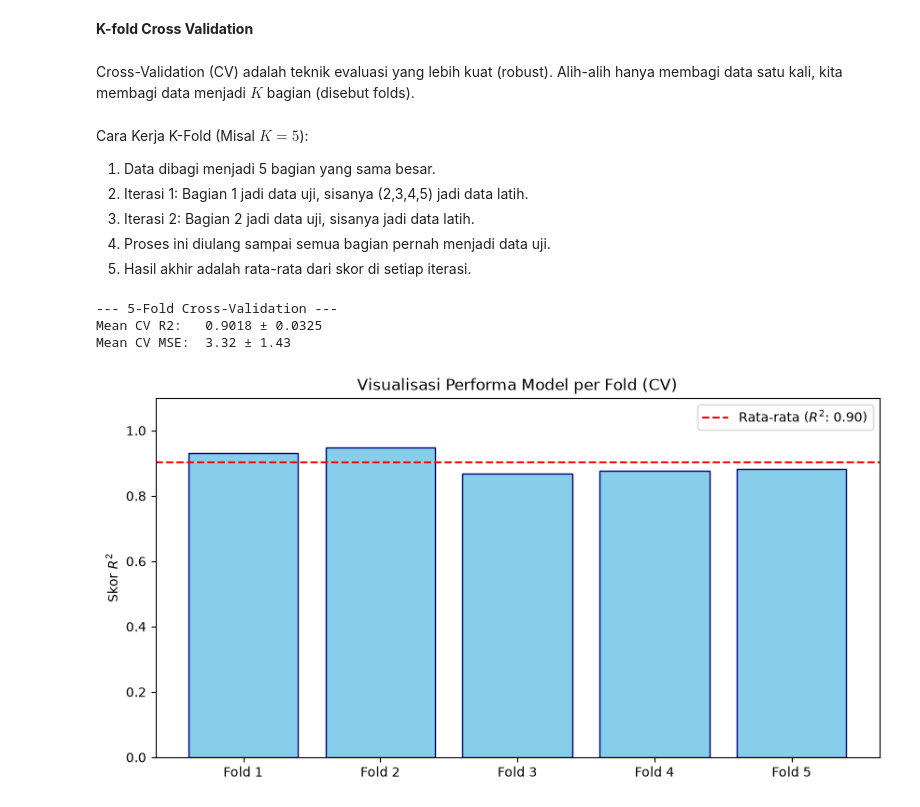
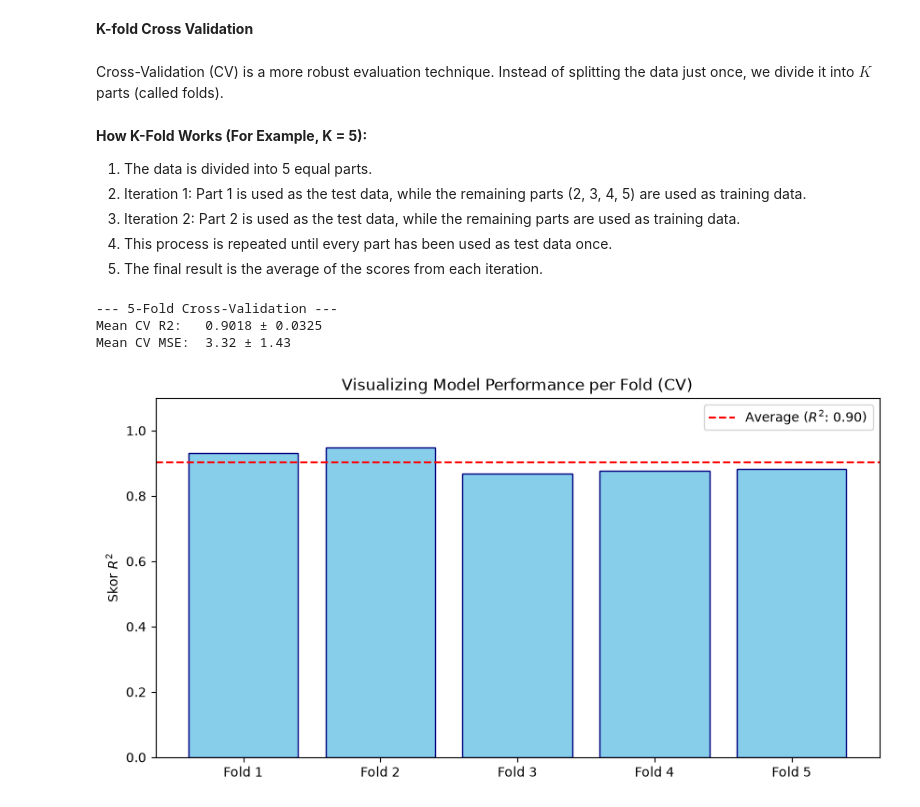
Before and after one commit to valinfernanda/machine_learning_practice, a Jupyter notebook: supervised_learning_with_numpy.ipynb, the cells around one changed output. Drawn from its saved outputs; the diff is of its cells as text; code cells hidden in the pictures.

```diff
--- a/supervised_learning_with_numpy.ipynb
+++ b/supervised_learning_with_numpy.ipynb
@@ -115,14 +115,14 @@ plt.show()
 # %% [markdown]
 **K-fold Cross Validation**
 # %% [markdown]
-Cross-Validation (CV) adalah teknik evaluasi yang lebih kuat (robust). Alih-alih hanya membagi data satu kali, kita membagi data menjadi $K$ bagian (disebut folds).
+Cross-Validation (CV) is a more robust evaluation technique. Instead of splitting the data just once, we divide it into $K$ parts (called folds).
 # %% [markdown]
-Cara Kerja K-Fold (Misal $K=5$):
+**How K-Fold Works (For Example, K = 5):**
 
-1. Data dibagi menjadi 5 bagian yang sama besar.
-2. Iterasi 1: Bagian 1 jadi data uji, sisanya (2,3,4,5) jadi data latih.
-3. Iterasi 2: Bagian 2 jadi data uji, sisanya jadi data latih.
-4. Proses ini diulang sampai semua bagian pernah menjadi data uji.
-5. Hasil akhir adalah rata-rata dari skor di setiap iterasi.
+1. The data is divided into 5 equal parts.
+2. Iteration 1: Part 1 is used as the test data, while the remaining parts (2, 3, 4, 5) are used as training data.
+3. Iteration 2: Part 2 is used as the test data, while the remaining parts are used as training data.
+4. This process is repeated until every part has been used as test data once.
+5. The final result is the average of the scores from each iteration.
 # %%
 # 5-Fold Cross Validation
@@ -141,16 +141,16 @@ print(f"Mean CV MSE:  {cv_mse_scores.mean():.2f} ± {cv_mse_scores.std():.2f}")
 Mean CV R2:   0.9018 ± 0.0325
 Mean CV MSE:  3.32 ± 1.43
 # %%
-# Visualisasi Hasil Cross Validation
+# Visualizing the Cross-Validation Results
 plt.figure(figsize=(10, 5))
 folds = [f"Fold {i+1}" for i in range(len(cv_r2_scores))]
 plt.bar(folds, cv_r2_scores, color='skyblue', edgecolor='navy')
-plt.axhline(y=cv_r2_scores.mean(), color='red', linestyle='--', label=f'Rata-rata ($R^2$: {cv_r2_scores.mean():.2f})')
+plt.axhline(y=cv_r2_scores.mean(), color='red', linestyle='--', label=f'Average ($R^2$: {cv_r2_scores.mean():.2f})')
 
-plt.title("Visualisasi Performa Model per Fold (CV)")
+plt.title("Visualizing Model Performance per Fold (CV)")
 plt.ylabel("Skor $R^2$")
 plt.ylim(0, 1.1)
 plt.legend()
 plt.show()
 # %% [output]
-[figure, old version]
+[figure, new version]
```
Also changed, not shown: parts of 6 cells of this notebook.
